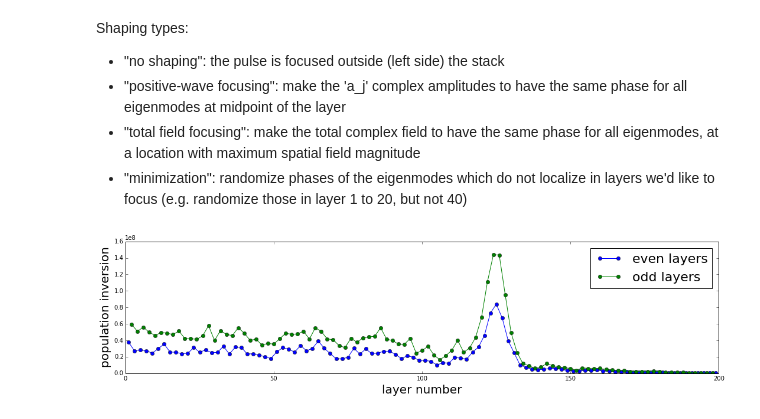
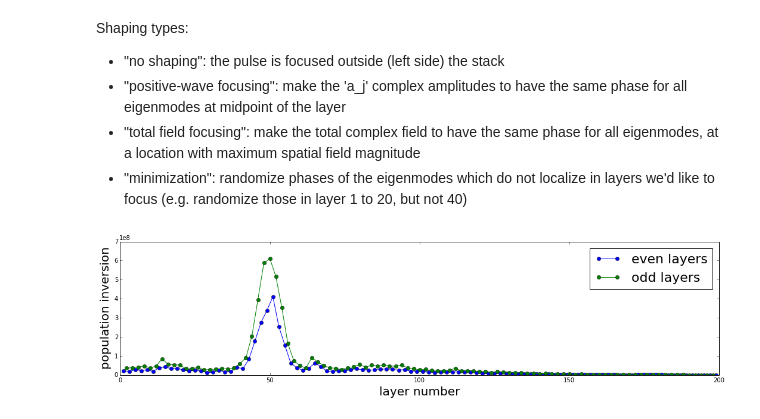
Before and after one commit to chaohan/code-samples, a Jupyter notebook: nb-2PS.ipynb, the cells around one changed output. Saved outputs shown, nothing was run; the diff lists cells and outputs as text; code cells hidden in the pictures.

```diff
--- a/nb-2PS.ipynb
+++ b/nb-2PS.ipynb
@@ -21,8 +27,4 @@ pyplot.show()
 # %%
-def axes_setting():
-    pyplot.xlabel('layer number',fontsize=20)
-    pyplot.ylabel('population inversion',fontsize=20)
-
 def produce(path):
     files = map(lambda f:'io_files/'+path+f,[
         'inv-focus0.npy',
@@ -31,24 +33,27 @@ def produce(path):
         'inv-focus-field.npy',
         'inv-focus-field+min.npy'])
 
-    legends = ['focus a0 before entrance, ratio=',
-           'focus a0 inside, ratio=',
-           'focus a0 inside + min, ratio=',
-           'focus field inside, ratio=',
-           'focus field inside + min, ratio=']
+    legends = ['focus a0 before entrance',
+           'focus a0 inside',
+           'focus a0 inside + min',
+           'focus field inside',
+           'focus field inside + min']
 
     pyplot.figure(figsize=(18, 6))
-    axes_setting()
+    pyplot.xlabel('layer number',fontsize=20)
+    pyplot.ylabel('population inversion',fontsize=20)
+
     data = map(np.load,files)
     for j in range(len(data)):
         pyplot.plot(data[j][:,0],data[j][:,1],'o-')
         #legends[j] += str("{:7.4f}".format(sum(data[j][1:50])/sum(data[j][100:150])))
     pyplot.legend(legends,fontsize=22)
     pyplot.show()
+    return data
 # %%
-produce('200@50-2pulse/')
-produce('200@90-2pulse/')
-produce('200@125-2pulse/')
-produce('200@160-2pulse/')
-produce('200@190-2pulse/')
+data = produce('200@50-2pulse/')
+output = produce('200@90-2pulse/')
+output = produce('200@125-2pulse/')
+output = produce('200@160-2pulse/')
+output = produce('200@190-2pulse/')
 # %% [output]
@@ -64,14 +69,18 @@ Shaping types:
 - "total field focusing": make the total complex field to have the same phase for all eigenmodes, at a location with maximum spatial field magnitude
 - "minimization": randomize phases of the eigenmodes which do not localize in layers we'd like to focus (e.g. randomize those in layer 1 to 20, but not 40)
 # %%
-# the particularly best one among the above
+# (the particularly best one among the above)
+# view populaiton inversion separately in even and odd numbered layers
+
 n = 1
 xout = data[n][:,0]
 yout = data[n][:,1]
-pyplot.figure(figsize=(18, 4)); axes_setting();
+pyplot.figure(figsize=(18, 4));
+pyplot.xlabel('layer number',fontsize=20)
+pyplot.ylabel('population inversion',fontsize=20)
 pyplot.plot(xout[0::2],yout[0::2],'o-')
 pyplot.plot(xout[1::2],yout[1::2],'o-')
 pyplot.legend(['even layers','odd layers'],fontsize=22)
 pyplot.show()
 # %% [output]
-[figure, old version]
+[figure, new version]
```
Also changed, not shown: parts of 2 cells of this notebook.
